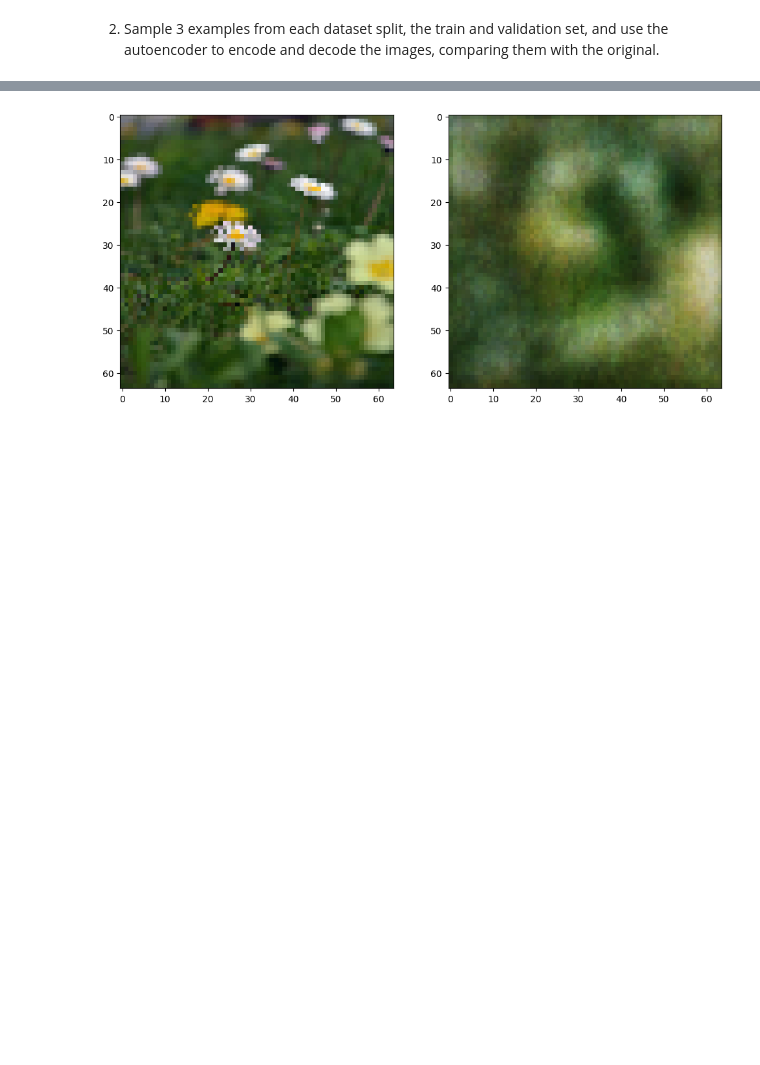
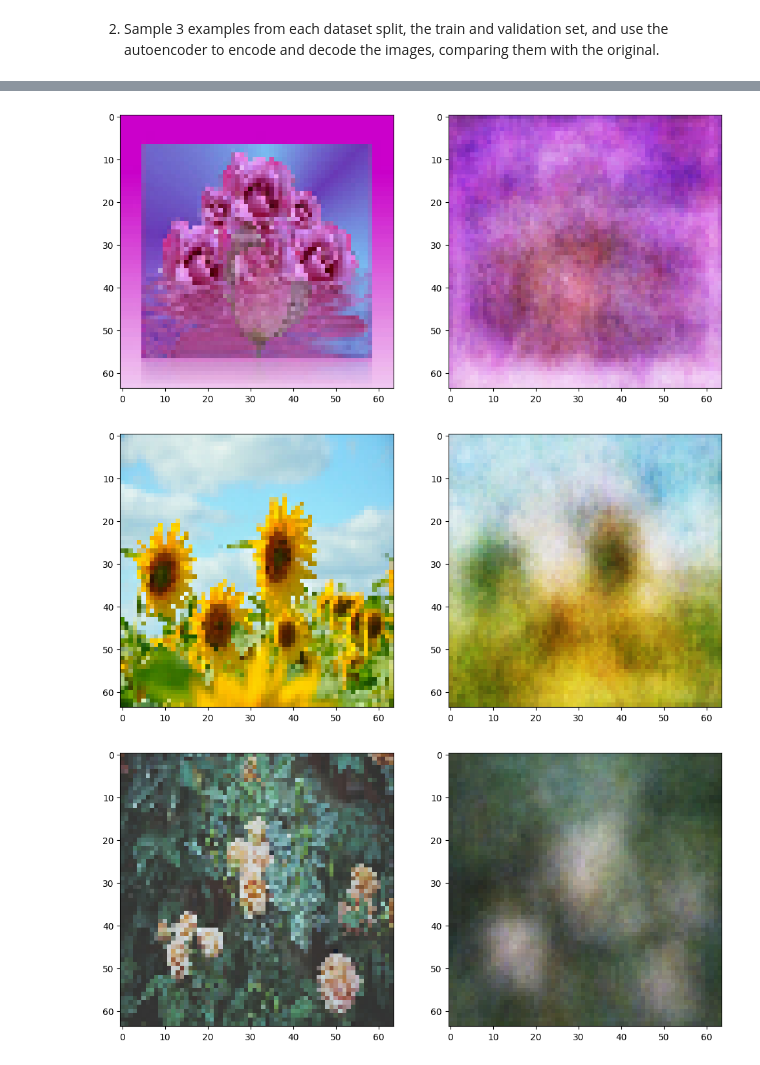
Before and after one commit to joelpoliveira/CNN-Sentiment-Polarity-Prediction, a Jupyter notebook: TP/TP6/main.ipynb, the cells around one changed output, grey strips where cells are left out. Drawn from its saved outputs; the diff is of its cells as text; code cells hidden in the pictures; blank space fills up the shorter version.

Commit message:
recode: final version - tp6; autoencoder for images

```diff
--- a/TP/TP6/main.ipynb
+++ b/TP/TP6/main.ipynb
@@ -598,6 +605,6 @@ latent_dim = 1024
 autoencoder = Autoencoder(latent_dim)
 autoencoder.compile(optimizer='adam', loss=mse_loss)
 # %%
-epochs = 10
+epochs = 30
 autoencoder.fit(train_ds, epochs=epochs, validation_data=val_ds, shuffle=True)
 # %% [output]
@@ -641,5 +639,29 @@ i=0
+# %%
+train_selected = choices(range(3500), k=3)
+val_selected = choices(range(170), k=3)
+# %%
+train_images, val_images = [], []
+for idx in train_selected:
+    batch_idx = int(idx/batch_size)
+    image_idx = idx%batch_size
+
+    train_images.append(
+        list(train_ds.as_numpy_iterator())[batch_idx][0][image_idx]
+    )
+
+for idx in val_selected:
+    batch_idx = int(idx/batch_size)
+    image_idx = idx%batch_size
+
+    val_images.append(
+        list(val_ds.as_numpy_iterator())[batch_idx][0][image_idx]
+    )
 # %%
-f, ax = plt.subplots(1,2, figsize=(12,6))
-ax[0].imshow(im[i]/255)
-ax[1].imshow(im_prime[i])
+for image in train_images:
+    im_decoded = autoencoder.predict(image.reshape(1, *image.shape)).reshape(image.shape)
+
+    f, ax = plt.subplots(1,2, figsize=(12,6))
+
+    ax[0].imshow(image/255)
+    ax[1].imshow(im_decoded)
 # %% [output]
@@ -647 +671,3 @@ ax[1].imshow(im_prime[i])
-[figure, old version]
+[figure, new version]
+[figure, added]
+[figure, added]
```
Also changed, not shown: parts of 36 cells of this notebook, 1 other file.
